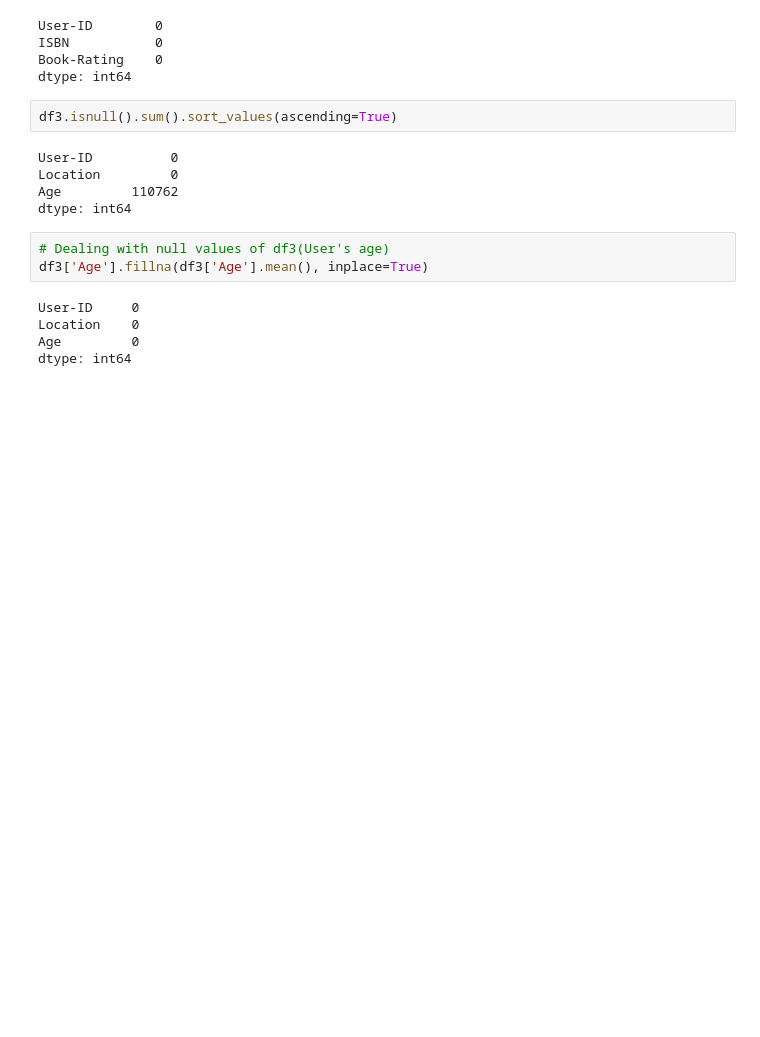
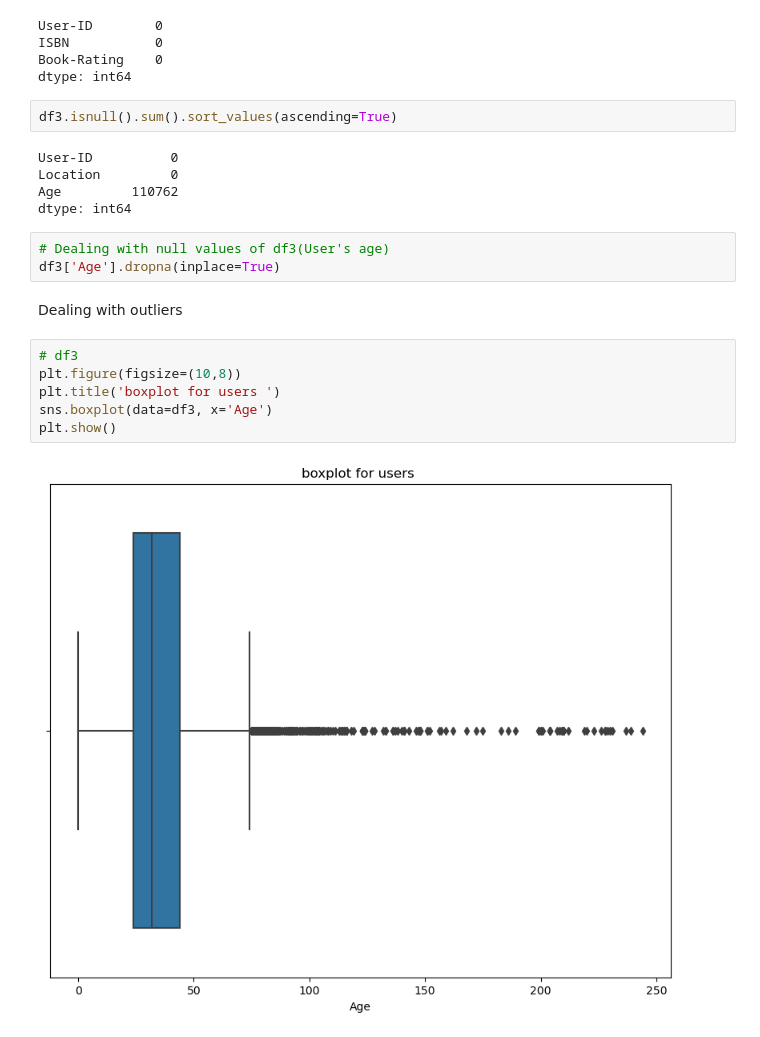
Before and after one commit to flo-shi/Recommender-System, a Jupyter notebook: recommenda system.ipynb, the cells around one changed output. Drawn from its saved outputs; the diff is of its cells as text; blank space fills up the shorter version.

Commit message:
Exploratory data analysis

```diff
--- a/recommenda system.ipynb
+++ b/recommenda system.ipynb
@@ -138,9 +183,14 @@ Age         110762
 dtype: int64
 # %%
 # Dealing with null values of df3(User's age)
-df3['Age'].fillna(df3['Age'].mean(), inplace=True)
+df3['Age'].dropna(inplace=True)
-# %% [output]
-User-ID     0
-Location    0
-Age         0
-dtype: int64
+# %% [markdown]
+Dealing with outliers
+# %%
+# df3
+plt.figure(figsize=(10,8))
+plt.title('boxplot for users ')
+sns.boxplot(data=df3, x='Age')
+plt.show()
+# %% [output]
+[figure, added]
```
Also changed, not shown: parts of 19 cells of this notebook.
